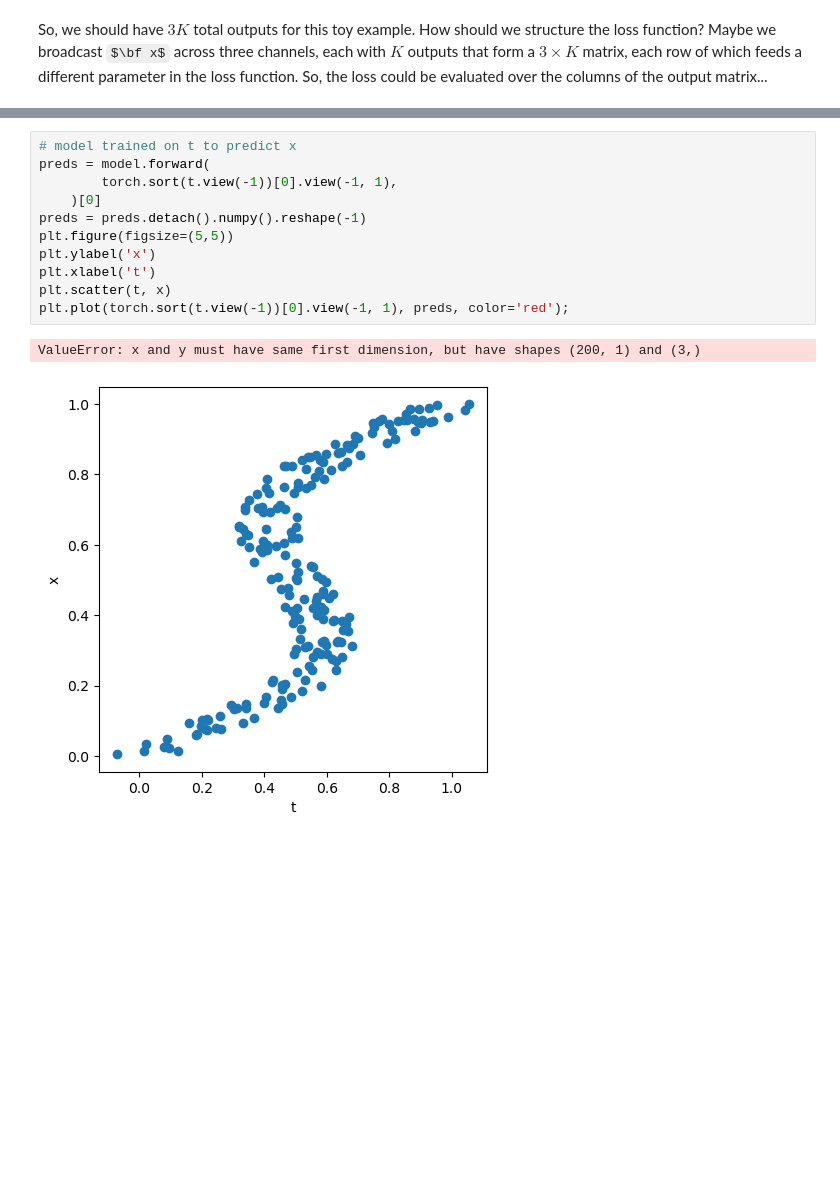
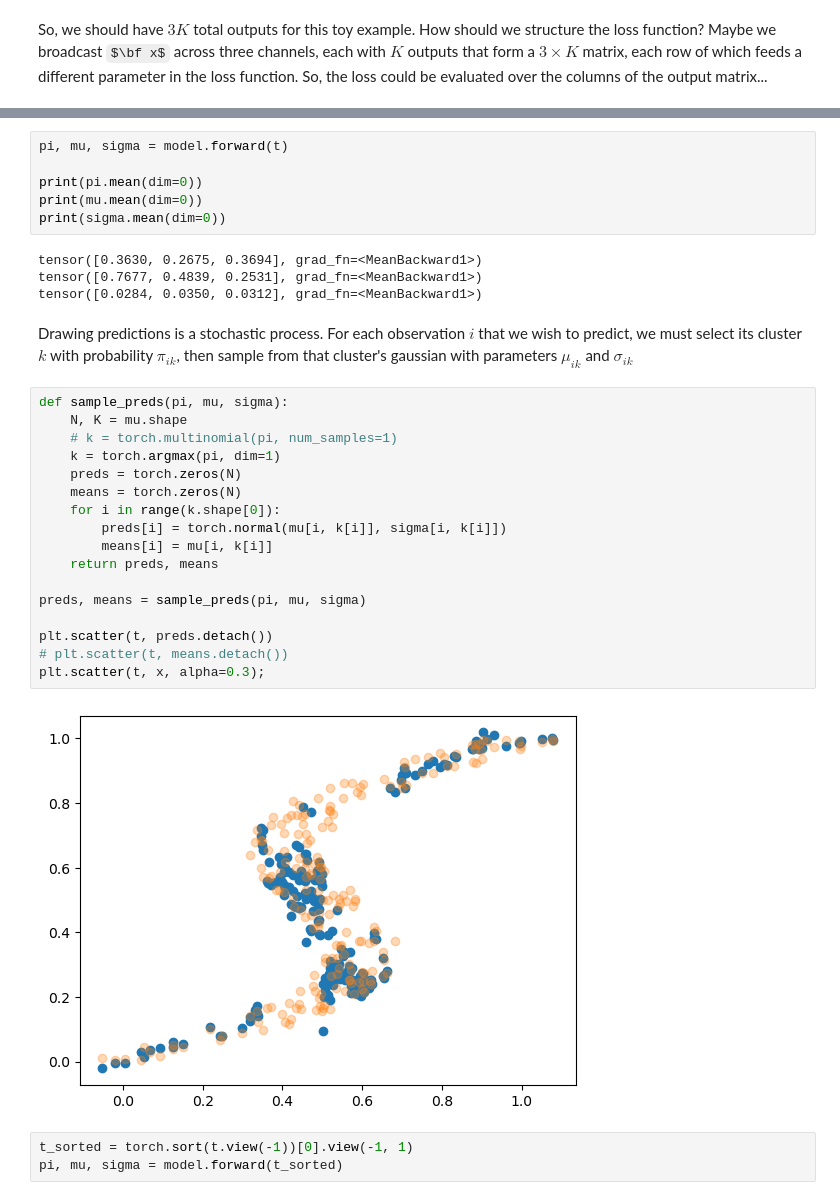
Before and after one commit to BenAF002/data_science, a Jupyter notebook: bishop_dl/ch6_deepNN.ipynb, the cells around one changed output, grey strips where cells are left out. Drawn from its saved outputs; the diff is of its cells as text; some formulas as TeX source; blank space fills up the shorter version.

```diff
--- a/bishop_dl/ch6_deepNN.ipynb
+++ b/bishop_dl/ch6_deepNN.ipynb
@@ -444,14 +412,34 @@ tensor([[0.3333, 0.5415, 0.2878],
-# %%
-# model trained on t to predict x
-preds = model.forward(
-        torch.sort(t.view(-1))[0].view(-1, 1),
-    )[0]
-preds = preds.detach().numpy().reshape(-1)
-plt.figure(figsize=(5,5))
-plt.ylabel('x')
-plt.xlabel('t')
-plt.scatter(t, x)
-plt.plot(torch.sort(t.view(-1))[0].view(-1, 1), preds, color='red');
-# %% [output]
-ValueError: x and y must have same first dimension, but have shapes (200, 1) and (3,)
-[figure, removed]
+# %%
+pi, mu, sigma = model.forward(t)
+
+print(pi.mean(dim=0))
+print(mu.mean(dim=0))
+print(sigma.mean(dim=0))
+# %% [output]
+tensor([0.3630, 0.2675, 0.3694], grad_fn=<MeanBackward1>)
+tensor([0.7677, 0.4839, 0.2531], grad_fn=<MeanBackward1>)
+tensor([0.0284, 0.0350, 0.0312], grad_fn=<MeanBackward1>)
+# %% [markdown]
+Drawing predictions is a stochastic process. For each observation $i$ that we wish to predict, we must select its cluster $k$ with probability $\pi_{ik}$, then sample from that cluster's gaussian with parameters $\mu_{ik}$ and $\sigma_{ik}$
+# %%
+def sample_preds(pi, mu, sigma):
+    N, K = mu.shape
+    # k = torch.multinomial(pi, num_samples=1)
+    k = torch.argmax(pi, dim=1)
+    preds = torch.zeros(N)
+    means = torch.zeros(N)
+    for i in range(k.shape[0]):
+        preds[i] = torch.normal(mu[i, k[i]], sigma[i, k[i]])
+        means[i] = mu[i, k[i]]
+    return preds, means
+
+preds, means = sample_preds(pi, mu, sigma)
+
+plt.scatter(t, preds.detach())
+# plt.scatter(t, means.detach())
+plt.scatter(t, x, alpha=0.3);
+# %% [output]
+[figure, added]
+# %%
+t_sorted = torch.sort(t.view(-1))[0].view(-1, 1)
+pi, mu, sigma = model.forward(t_sorted)
```
Also changed, not shown: parts of 13 cells of this notebook.
